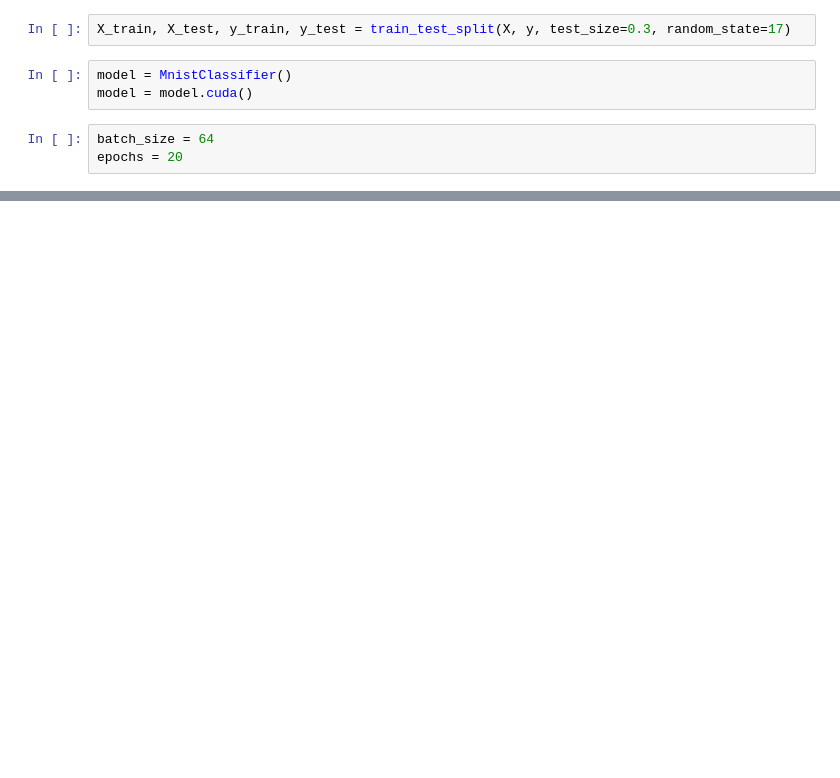
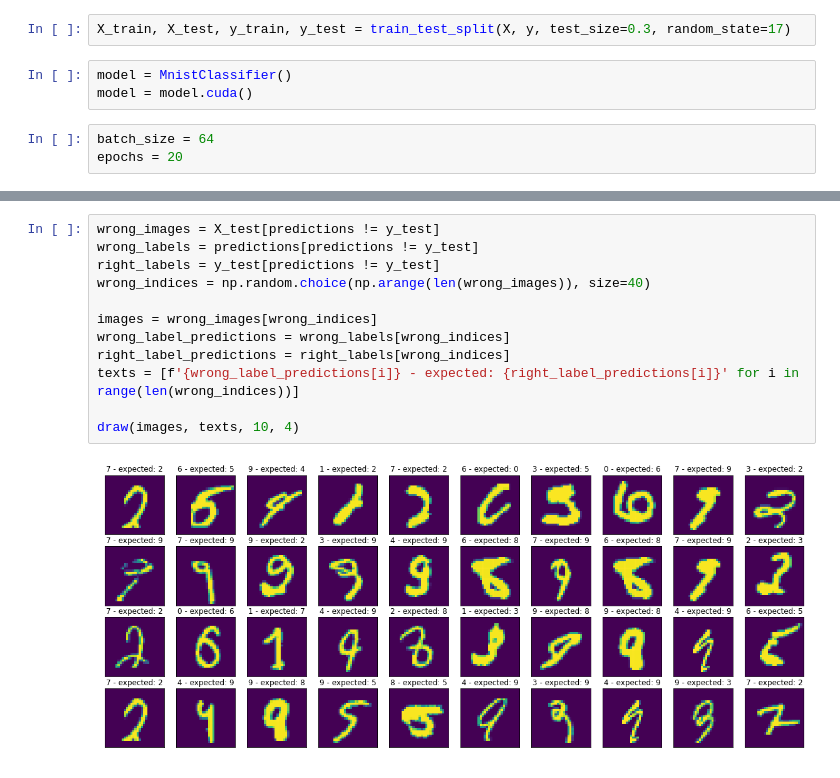
Before and after one commit to ahmadsalimi/DeepLearningIntro, a Jupyter notebook: CNN/MNIST.ipynb, the cells around one changed output, grey strips where cells are left out. Drawn from its saved outputs; the diff is of its cells as text; blank space fills up the shorter version.

```diff
--- a/CNN/MNIST.ipynb
+++ b/CNN/MNIST.ipynb
@@ -234,0 +284,14 @@ Test loss: 0.0465 - Accuracy: 98.91
+# %%
+wrong_images = X_test[predictions != y_test]
+wrong_labels = predictions[predictions != y_test]
+right_labels = y_test[predictions != y_test]
+wrong_indices = np.random.choice(np.arange(len(wrong_images)), size=40)
+
+images = wrong_images[wrong_indices]
+wrong_label_predictions = wrong_labels[wrong_indices]
+right_label_predictions = right_labels[wrong_indices]
+texts = [f'{wrong_label_predictions[i]} - expected: {right_label_predictions[i]}' for i in range(len(wrong_indices))]
+
+draw(images, texts, 10, 4)
+# %% [output]
+[figure, added]
```
Also changed, not shown: parts of 11 cells of this notebook.
